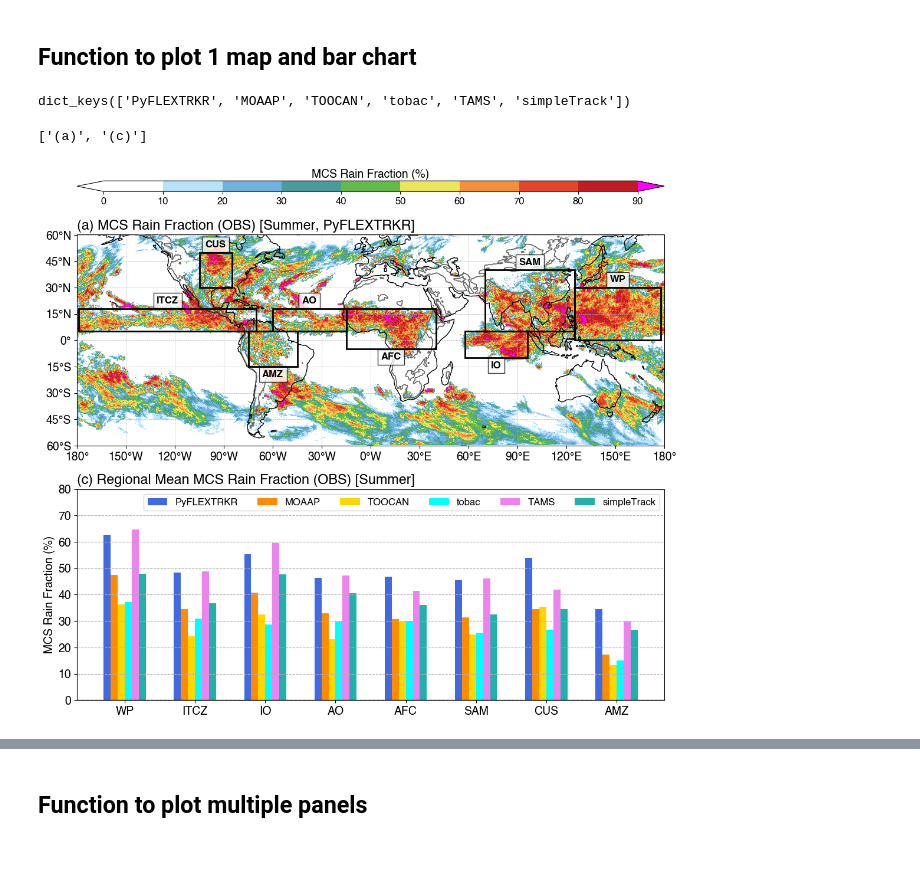
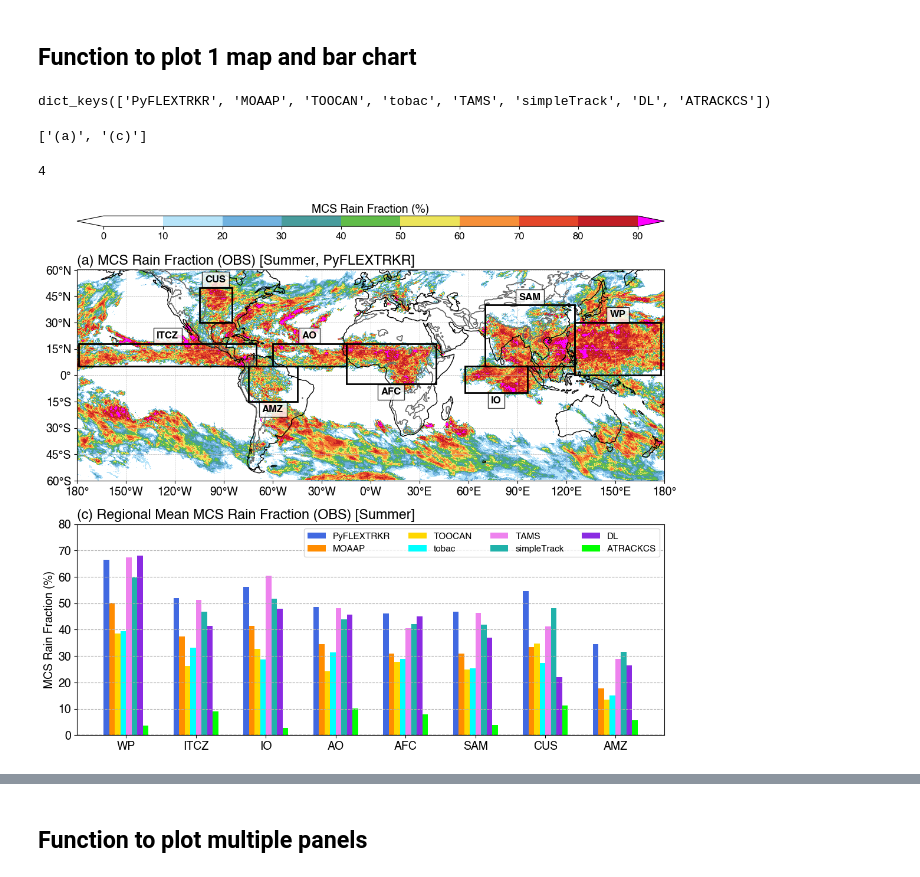
Before and after one commit to WACCEM/MCSMIP-DYAMOND, a Jupyter notebook: Notebooks/mcsmip_obs_rainmap_regional_mean.ipynb, the cells around one changed output, grey strips where cells are left out. Saved outputs shown, nothing was run; the diff lists cells and outputs as text; code cells hidden in the pictures.

```diff
--- a/Notebooks/mcsmip_obs_rainmap_regional_mean.ipynb
+++ b/Notebooks/mcsmip_obs_rainmap_regional_mean.ipynb
@@ -29,8 +29,8 @@ from cartopy.mpl.ticker import LongitudeFormatter, LatitudeFormatter
 PHASE = 'Summer'
 # PHASE = 'Winter'
 
-# source = 'OBS'
-source = 'OBSv7'
+source = 'OBS'
+# source = 'OBSv7'
 
 rootdir = f'/pscratch/sd/f/feng045/DYAMOND/mcs_stats/{PHASE}/'
 dir_PyFLEXTRKR = f'{rootdir}PyFLEXTRKR/'
@@ -40,6 +40,8 @@ dir_tobac = f'{rootdir}tobac/'
 dir_TAMS = f'{rootdir}TAMS/'
 dir_simpleTrack = f'{rootdir}simpleTrack/'
 dir_KFyAO = f'{rootdir}KFyAO/'
+dir_DL = f'{rootdir}DL/'
+dir_ATRACKCS = f'{rootdir}ATRACKCS/'
 
 dict_filenames = {
     'PyFLEXTRKR': f'{dir_PyFLEXTRKR}mcs_rainmap_{PHASE}_{source}.nc',
@@ -48,6 +50,8 @@ dict_filenames = {
     'tobac': f'{dir_tobac}mcs_rainmap_{PHASE}_{source}.nc',
     'TAMS': f'{dir_TAMS}mcs_rainmap_{PHASE}_{source}.nc',
     'simpleTrack': f'{dir_simpleTrack}mcs_rainmap_{PHASE}_{source}.nc',
+    'DL': f'{dir_DL}mcs_rainmap_{PHASE}_{source}.nc',
+    'ATRACKCS': f'{dir_ATRACKCS}mcs_rainmap_{PHASE}_{source}.nc',
     # 'KFyAO': f'{dir_KFyAO}mcs_rainmap_{PHASE}_{source}.nc'
 }
 
@@ -673,7 +687,9 @@ def plot_map_bars(data_map, lon, lat, titles, levels, cmaps, cblabels, cbticks,
         'tobac': 'cyan',
         'TAMS': 'violet',
         'simpleTrack': 'lightseagreen',
+        'DL': 'blueviolet',
         'KFyAO': 'peru',
+        'ATRACKCS': 'lime',
     }
 
     # Loop over each source
@@ -697,7 +713,7 @@ def plot_map_bars(data_map, lon, lat, titles, levels, cmaps, cblabels, cbticks,
 # %%
 dict_mcspcpfracAvg.keys()
 # %% [output]
-dict_keys(['PyFLEXTRKR', 'MOAAP', 'TOOCAN', 'tobac', 'TAMS', 'simpleTrack'])
+dict_keys(['PyFLEXTRKR', 'MOAAP', 'TOOCAN', 'tobac', 'TAMS', 'simpleTrack', 'DL', 'ATRACKCS'])
 # %%
 if PHASE == 'Summer':
     panel_numbers = ['(a)', '(c)']
@@ -706,43 +722,47 @@ elif PHASE == 'Winter':
 print(panel_numbers)
 # %% [output]
 ['(a)', '(c)']
+# %%
+int(len(tracker_list)/2)
+# %% [output]
+4
 # %%
 figsize = [12,11]
 fontsize = 14
 cb_fontsize = 12
 varname1 = 'MCS Rain Fraction'
 varname2 = 'MCS Rain Fraction'
 units = '%'
 
 # Map data
 tracker = 'PyFLEXTRKR'
 data_map = mcspcpfrac.sel(tracker=tracker)
 levels = np.arange(0, 90.01, 10)
 cmaps = generate_NCL_cmap('WhiteBlueGreenYellowRed')
 cmaps = truncate_colormap(cmaps, 0.0, 0.9)
-titles = [f'{panel_numbers[0]} {varname1} (OBS) [{PHASE}, {tracker}]', f'{panel_numbers[1]} Regional Mean {varname1} (OBS) [{PHASE}]']
+titles = [f'{panel_numbers[0]} {varname1} ({source}) [{PHASE}, {tracker}]', f'{panel_numbers[1]} Regional Mean {varname1} ({source}) [{PHASE}]']
 cbticks = levels
 oob_colors = {'under':'white', 'over':'magenta'}
 cblabels = f'{varname1} ({units})'
 text_colors = None
 text_val = dict(zip(boxes.keys(),boxes.keys()))
 
 # Bar chart data
 bar_data = dict_mcspcpfracAvg
 bar_ylabel = f'{varname2} (%)'
 bar_ylim = (0,80)
 bar_yticks = np.arange(0, 81, 10)
-legend_prop = {'ncol':len(tracker_list), 'fontsize':12}
-bar_width = 0.1
+legend_prop = {'ncol':int(len(tracker_list)/2), 'fontsize':11}
+bar_width = 0.08
 
 figname = f'{figdir}globalmap_mcs_rainfrac_{source}_barchart_regionalmean.png'
 
 fig = plot_map_bars(data_map, lon, lat, titles, levels, cmaps, cblabels, cbticks, figname,
                     figsize=figsize, fontsize=fontsize, cb_fontsize=cb_fontsize, contourf=False, oob_colors=oob_colors,
                     boxes=boxes, boxtextloc=text_loc, boxtext=text_val, boxtexttype='string',
                     bar_data=bar_data, bar_width=bar_width, bar_ylabel=bar_ylabel, legend_prop=legend_prop, bar_ylim=bar_ylim, bar_yticks=bar_yticks)
 # %% [output]
-[figure, old version]
+[figure, new version]
 # %%
 figname
 # %% [output]
```
Also changed, not shown: parts of 10 cells of this notebook, 9 other files.
